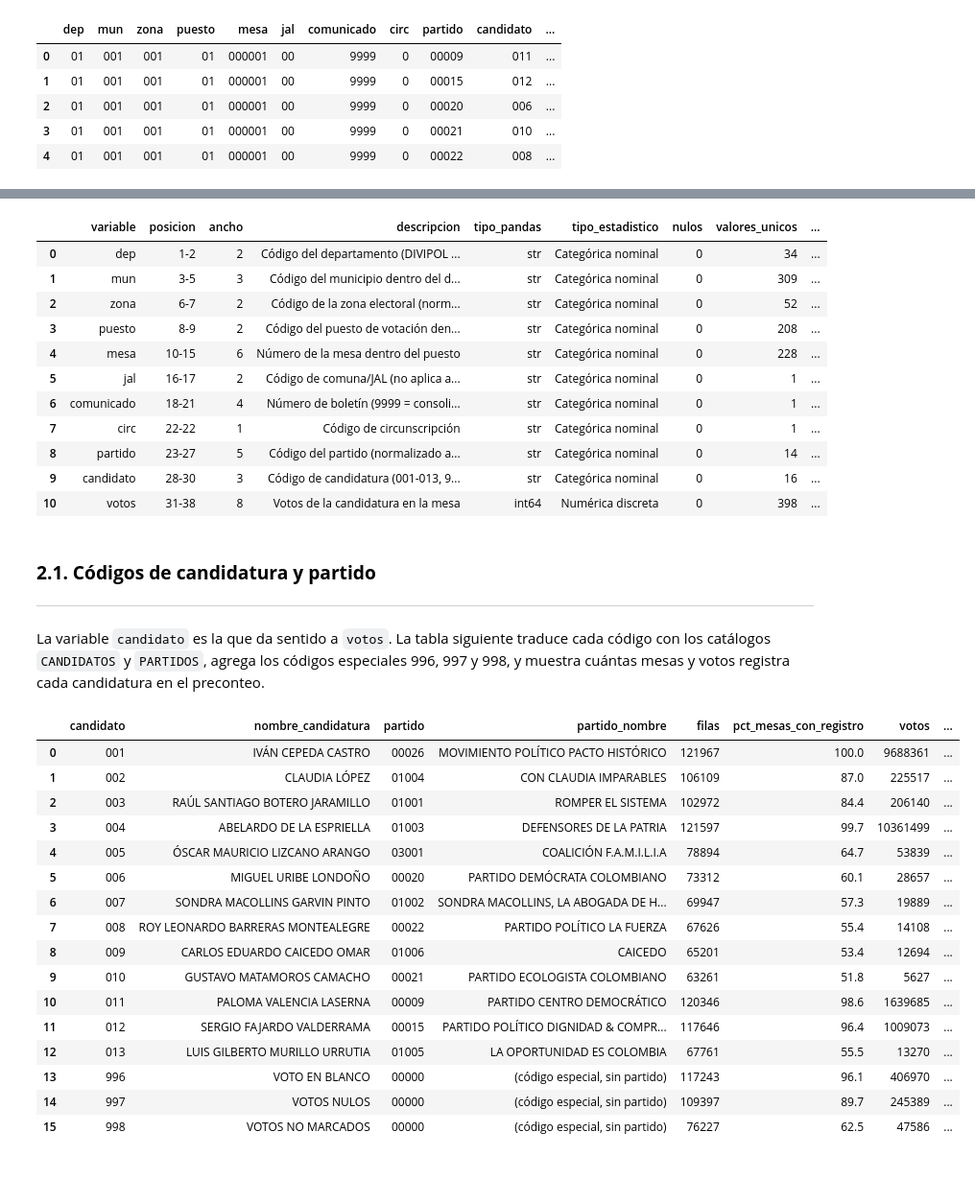
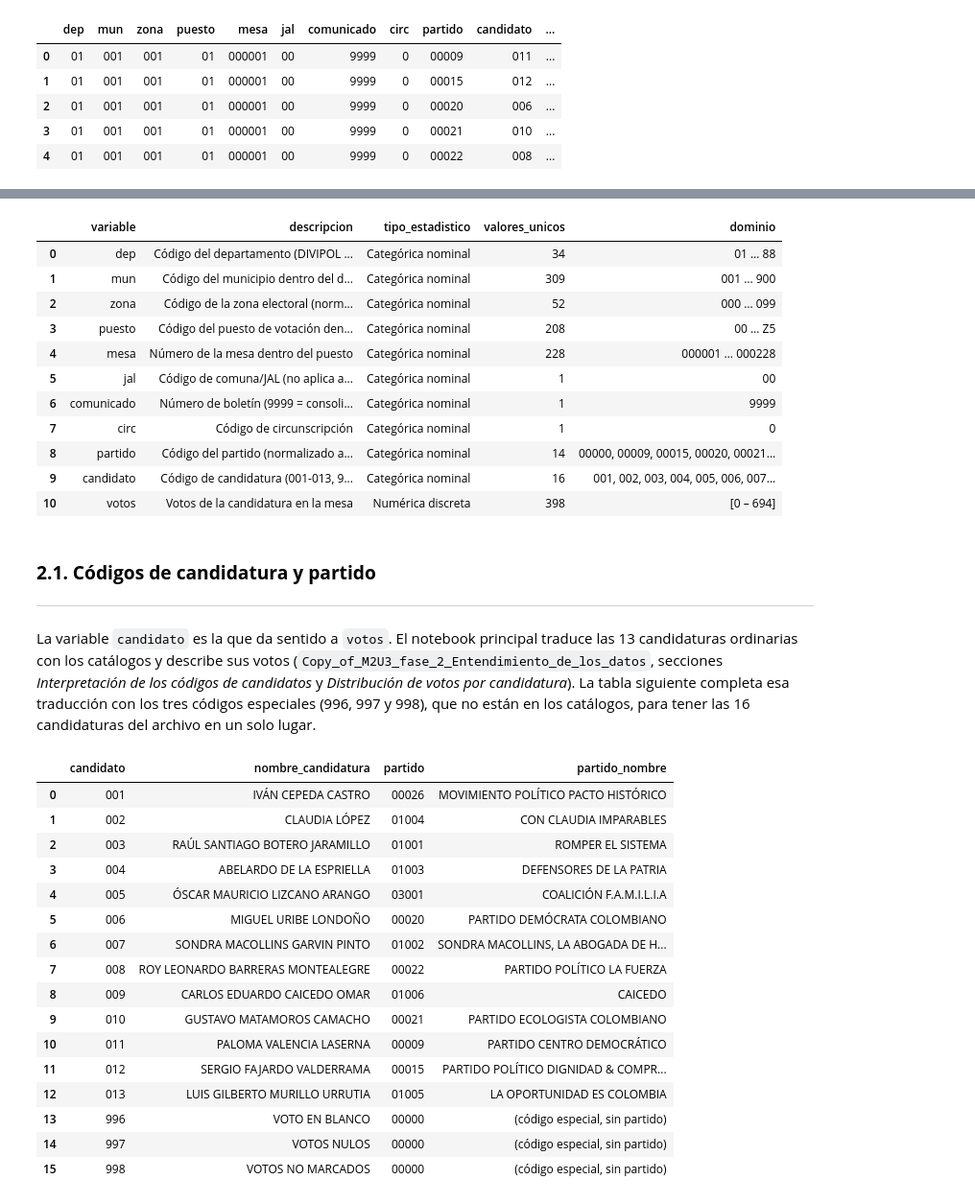
Before and after one commit to byepesg/ml-final-project, a Jupyter notebook: notebooks/02_data_understanding/Datos Santiago.ipynb, the cells around one changed output, grey strips where cells are left out. Shown at 96% size. Saved outputs shown, nothing was run; the diff lists cells and outputs as text; code cells hidden in the pictures; blank space fills up the shorter version.

Commit message:
Datos Santiago

```diff
--- a/notebooks/02_data_understanding/Datos Santiago.ipynb
+++ b/notebooks/02_data_understanding/Datos Santiago.ipynb
@@ -139,69 +131,60 @@ def resumir_dominio(s: pd.Series) -> str:
 
 diccionario_pre = pd.DataFrame({
     "variable": COLS_PRE,
-    "posicion": [f"{ini + 1}-{ini + w}" for ini, w in
-                 zip(pd.Series(ANCHOS_PRE).cumsum().shift(fill_value=0), ANCHOS_PRE)],
-    "ancho": ANCHOS_PRE,
     "descripcion": [DESCRIPCIONES[c] for c in COLS_PRE],
-    "tipo_pandas": precon[COLS_PRE].dtypes.astype(str).values,
     "tipo_estadistico": [TIPO_ESTADISTICO[c] for c in COLS_PRE],
-    "nulos": precon[COLS_PRE].isna().sum().values,
     "valores_unicos": precon[COLS_PRE].nunique().values,
     "dominio": [resumir_dominio(precon[c]) for c in COLS_PRE],
 })
 pd.set_option("display.max_colwidth", 120)
 display(diccionario_pre)
 # %% [output]
-|  | variable | posicion | ancho | descripcion | tipo_pandas | tipo_estadistico | nulos | valores_unicos | ... |
-| 0 | dep | 1-2 | 2 | Código del departamento (DIVIPOL ... | str | Categórica nominal | 0 | 34 | ... |
-| 1 | mun | 3-5 | 3 | Código del municipio dentro del d... | str | Categórica nominal | 0 | 309 | ... |
-| 2 | zona | 6-7 | 2 | Código de la zona electoral (norm... | str | Categórica nominal | 0 | 52 | ... |
-| 3 | puesto | 8-9 | 2 | Código del puesto de votación den... | str | Categórica nominal | 0 | 208 | ... |
-| 4 | mesa | 10-15 | 6 | Número de la mesa dentro del puesto | str | Categórica nominal | 0 | 228 | ... |
-| 5 | jal | 16-17 | 2 | Código de comuna/JAL (no aplica a... | str | Categórica nominal | 0 | 1 | ... |
-| 6 | comunicado | 18-21 | 4 | Número de boletín (9999 = consoli... | str | Categórica nominal | 0 | 1 | ... |
-| 7 | circ | 22-22 | 1 | Código de circunscripción | str | Categórica nominal | 0 | 1 | ... |
-| 8 | partido | 23-27 | 5 | Código del partido (normalizado a... | str | Categórica nominal | 0 | 14 | ... |
-| 9 | candidato | 28-30 | 3 | Código de candidatura (001-013, 9... | str | Categórica nominal | 0 | 16 | ... |
-| 10 | votos | 31-38 | 8 | Votos de la candidatura en la mesa | int64 | Numérica discreta | 0 | 398 | ... |
+|  | variable | descripcion | tipo_estadistico | valores_unicos | dominio |
+| 0 | dep | Código del departamento (DIVIPOL ... | Categórica nominal | 34 | 01 … 88 |
+| 1 | mun | Código del municipio dentro del d... | Categórica nominal | 309 | 001 … 900 |
+| 2 | zona | Código de la zona electoral (norm... | Categórica nominal | 52 | 000 … 099 |
+| 3 | puesto | Código del puesto de votación den... | Categórica nominal | 208 | 00 … Z5 |
+| 4 | mesa | Número de la mesa dentro del puesto | Categórica nominal | 228 | 000001 … 000228 |
+| 5 | jal | Código de comuna/JAL (no aplica a... | Categórica nominal | 1 | 00 |
+| 6 | comunicado | Número de boletín (9999 = consoli... | Categórica nominal | 1 | 9999 |
+| 7 | circ | Código de circunscripción | Categórica nominal | 1 | 0 |
+| 8 | partido | Código del partido (normalizado a... | Categórica nominal | 14 | 00000, 00009, 00015, 00020, 00021... |
+| 9 | candidato | Código de candidatura (001-013, 9... | Categórica nominal | 16 | 001, 002, 003, 004, 005, 006, 007... |
+| 10 | votos | Votos de la candidatura en la mesa | Numérica discreta | 398 | [0 – 694] |
 # %% [markdown]
 ### **2.1. Códigos de candidatura y partido**
 ---
 
-La variable `candidato` es la que da sentido a `votos`. La tabla siguiente traduce cada código con los catálogos `CANDIDATOS` y `PARTIDOS`, agrega los códigos especiales 996, 997 y 998, y muestra cuántas mesas y votos registra cada candidatura en el preconteo.
+La variable `candidato` es la que da sentido a `votos`. El notebook principal traduce las 13 candidaturas ordinarias con los catálogos y describe sus votos (`Copy_of_M2U3_fase_2_Entendimiento_de_los_datos`, secciones *Interpretación de los códigos de candidatos* y *Distribución de votos por candidatura*). La tabla siguiente completa esa traducción con los tres códigos especiales (996, 997 y 998), que no están en los catálogos, para tener las 16 candidaturas del archivo en un solo lugar.
 # %%
 nombres_cand = (candidatos.assign(nombre_candidatura=candidatos["nombre"] + " " + candidatos["apellido"])
                 [["candidato", "nombre_candidatura"]])
 nombres_cand = pd.concat([nombres_cand,
                           pd.DataFrame(ESPECIALES.items(), columns=["candidato", "nombre_candidatura"])],
                          ignore_index=True)
 
-codigos_cand = (precon.groupby(["candidato", "partido"], as_index=False)
-                .agg(filas=("votos", "size"), votos=("votos", "sum"))
+codigos_cand = (precon[["candidato", "partido"]].drop_duplicates()
                 .merge(nombres_cand, on="candidato", how="left")
                 .merge(partidos.assign(partido=partidos["partido"].str.zfill(5)),
-                       on="partido", how="left"))
+                       on="partido", how="left")
+                .sort_values("candidato", ignore_index=True))
 codigos_cand["partido_nombre"] = codigos_cand["partido_nombre"].fillna("(código especial, sin partido)")
-codigos_cand["pct_votos"] = (100 * codigos_cand["votos"] / codigos_cand["votos"].sum()).round(2)
-codigos_cand["pct_mesas_con_registro"] = (
-    100 * codigos_cand["filas"] / precon[LLAVE_MESA].drop_duplicates().shape[0]).round(1)
-display(codigos_cand[["candidato", "nombre_candidatura", "partido", "partido_nombre",
-                      "filas", "pct_mesas_con_registro", "votos", "pct_votos"]])
+display(codigos_cand[["candidato", "nombre_candidatura", "partido", "partido_nombre"]])
 # %% [output]
-|  | candidato | nombre_candidatura | partido | partido_nombre | filas | pct_mesas_con_registro | votos | ... |
-| 0 | 001 | IVÁN CEPEDA CASTRO | 00026 | MOVIMIENTO POLÍTICO PACTO HISTÓRICO | 121967 | 100.0 | 9688361 | ... |
-| 1 | 002 | CLAUDIA LÓPEZ | 01004 | CON CLAUDIA IMPARABLES | 106109 | 87.0 | 225517 | ... |
-| 2 | 003 | RAÚL SANTIAGO BOTERO JARAMILLO | 01001 | ROMPER EL SISTEMA | 102972 | 84.4 | 206140 | ... |
-| 3 | 004 | ABELARDO DE LA ESPRIELLA | 01003 | DEFENSORES DE LA PATRIA | 121597 | 99.7 | 10361499 | ... |
-| 4 | 005 | ÓSCAR MAURICIO LIZCANO ARANGO | 03001 | COALICIÓN F.A.M.I.L.I.A | 78894 | 64.7 | 53839 | ... |
-| 5 | 006 | MIGUEL URIBE LONDOÑO | 00020 | PARTIDO DEMÓCRATA COLOMBIANO | 73312 | 60.1 | 28657 | ... |
-| 6 | 007 | SONDRA MACOLLINS GARVIN PINTO | 01002 | SONDRA MACOLLINS, LA ABOGADA DE H... | 69947 | 57.3 | 19889 | ... |
-| 7 | 008 | ROY LEONARDO BARRERAS MONTEALEGRE | 00022 | PARTIDO POLÍTICO LA FUERZA | 67626 | 55.4 | 14108 | ... |
-| 8 | 009 | CARLOS EDUARDO CAICEDO OMAR | 01006 | CAICEDO | 65201 | 53.4 | 12694 | ... |
-| 9 | 010 | GUSTAVO MATAMOROS CAMACHO | 00021 | PARTIDO ECOLOGISTA COLOMBIANO | 63261 | 51.8 | 5627 | ... |
-| 10 | 011 | PALOMA VALENCIA LASERNA | 00009 | PARTIDO CENTRO DEMOCRÁTICO | 120346 | 98.6 | 1639685 | ... |
-| 11 | 012 | SERGIO FAJARDO VALDERRAMA | 00015 | PARTIDO POLÍTICO DIGNIDAD & COMPR... | 117646 | 96.4 | 1009073 | ... |
-| 12 | 013 | LUIS GILBERTO MURILLO URRUTIA | 01005 | LA OPORTUNIDAD ES COLOMBIA | 67761 | 55.5 | 13270 | ... |
-| 13 | 996 | VOTO EN BLANCO | 00000 | (código especial, sin partido) | 117243 | 96.1 | 406970 | ... |
-| 14 | 997 | VOTOS NULOS | 00000 | (código especial, sin partido) | 109397 | 89.7 | 245389 | ... |
-| 15 | 998 | VOTOS NO MARCADOS | 00000 | (código especial, sin partido) | 76227 | 62.5 | 47586 | ... |
+|  | candidato | nombre_candidatura | partido | partido_nombre |
+| 0 | 001 | IVÁN CEPEDA CASTRO | 00026 | MOVIMIENTO POLÍTICO PACTO HISTÓRICO |
+| 1 | 002 | CLAUDIA LÓPEZ | 01004 | CON CLAUDIA IMPARABLES |
+| 2 | 003 | RAÚL SANTIAGO BOTERO JARAMILLO | 01001 | ROMPER EL SISTEMA |
+| 3 | 004 | ABELARDO DE LA ESPRIELLA | 01003 | DEFENSORES DE LA PATRIA |
+| 4 | 005 | ÓSCAR MAURICIO LIZCANO ARANGO | 03001 | COALICIÓN F.A.M.I.L.I.A |
+| 5 | 006 | MIGUEL URIBE LONDOÑO | 00020 | PARTIDO DEMÓCRATA COLOMBIANO |
+| 6 | 007 | SONDRA MACOLLINS GARVIN PINTO | 01002 | SONDRA MACOLLINS, LA ABOGADA DE H... |
+| 7 | 008 | ROY LEONARDO BARRERAS MONTEALEGRE | 00022 | PARTIDO POLÍTICO LA FUERZA |
+| 8 | 009 | CARLOS EDUARDO CAICEDO OMAR | 01006 | CAICEDO |
+| 9 | 010 | GUSTAVO MATAMOROS CAMACHO | 00021 | PARTIDO ECOLOGISTA COLOMBIANO |
+| 10 | 011 | PALOMA VALENCIA LASERNA | 00009 | PARTIDO CENTRO DEMOCRÁTICO |
+| 11 | 012 | SERGIO FAJARDO VALDERRAMA | 00015 | PARTIDO POLÍTICO DIGNIDAD & COMPR... |
+| 12 | 013 | LUIS GILBERTO MURILLO URRUTIA | 01005 | LA OPORTUNIDAD ES COLOMBIA |
+| 13 | 996 | VOTO EN BLANCO | 00000 | (código especial, sin partido) |
+| 14 | 997 | VOTOS NULOS | 00000 | (código especial, sin partido) |
+| 15 | 998 | VOTOS NO MARCADOS | 00000 | (código especial, sin partido) |
```
Also changed, not shown: parts of 25 cells of this notebook.
